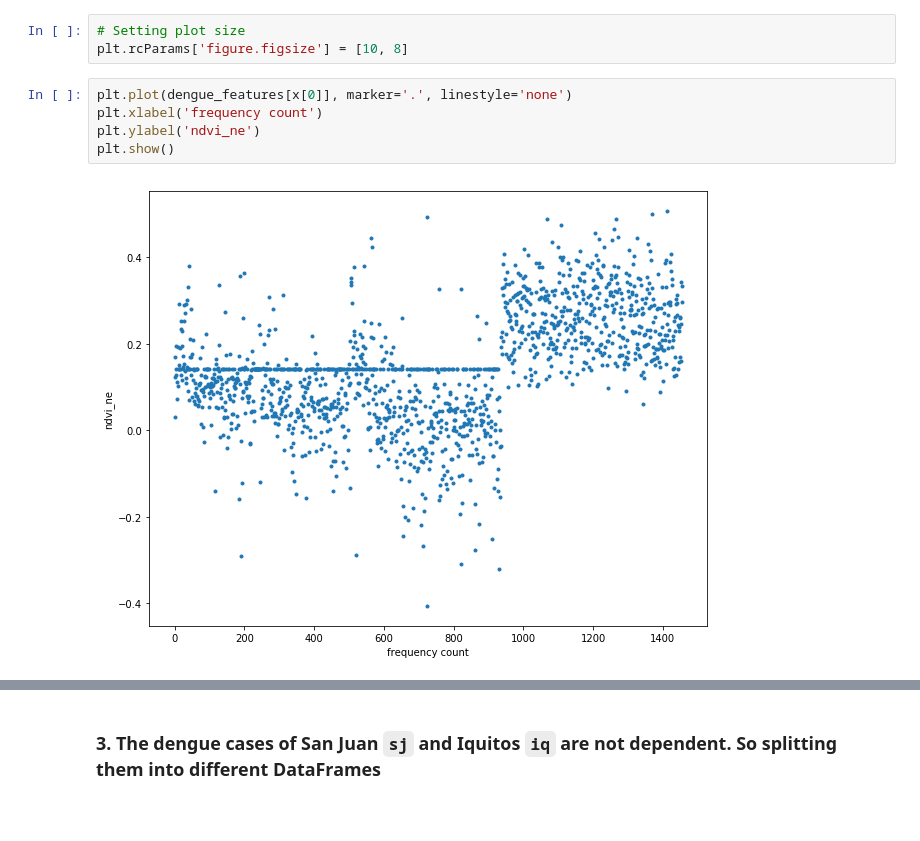
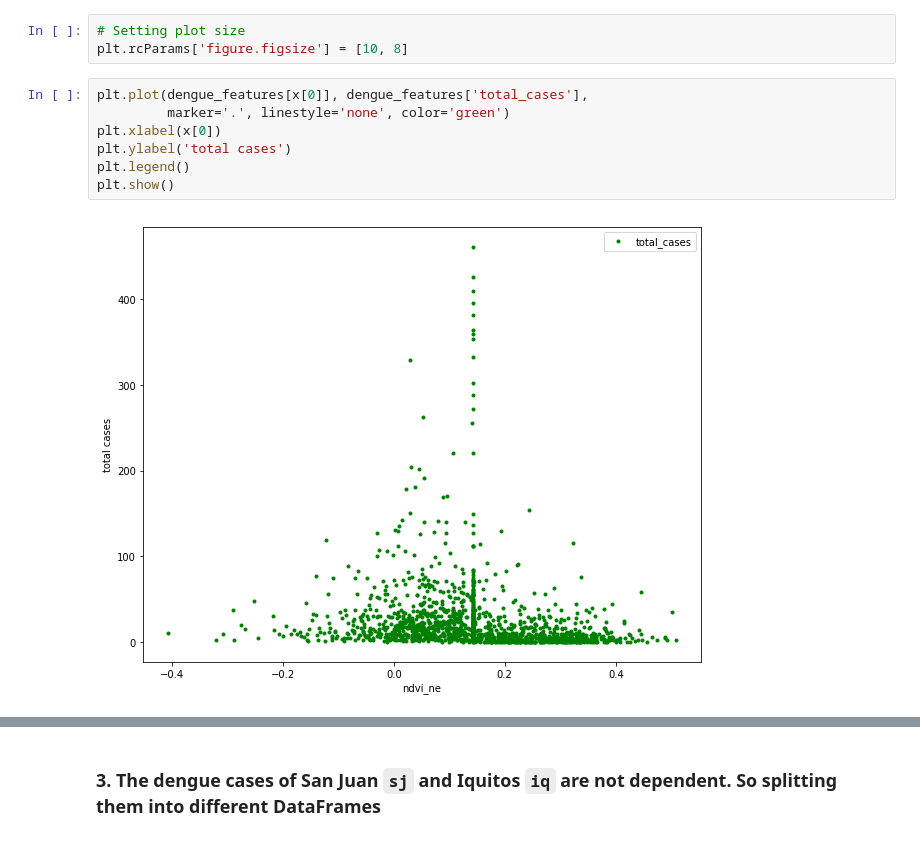
Before and after one commit to sansha94/DengAI, a Jupyter notebook: train.ipynb, the cells around one changed output, grey strips where cells are left out. Saved outputs shown, nothing was run; the diff lists cells and outputs as text; blank space fills up the shorter version.

```diff
--- a/train.ipynb
+++ b/train.ipynb
@@ -239,9 +239,11 @@ dengue_features.describe()
 # Setting plot size
 plt.rcParams['figure.figsize'] = [10, 8]
 # %%
-plt.plot(dengue_features[x[0]], marker='.', linestyle='none')
-plt.xlabel('frequency count')
-plt.ylabel('ndvi_ne')
+plt.plot(dengue_features[x[0]], dengue_features['total_cases'],
+         marker='.', linestyle='none', color='green')
+plt.xlabel(x[0])
+plt.ylabel('total cases')
+plt.legend()
 plt.show()
 # %% [output]
-[figure, old version]
+[figure, new version]
```
Also changed, not shown: parts of 5 cells of this notebook.
